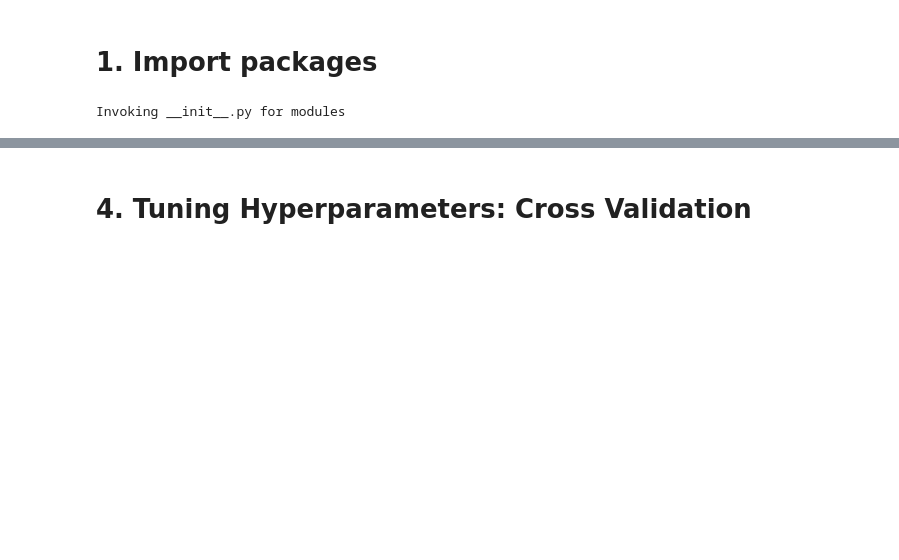
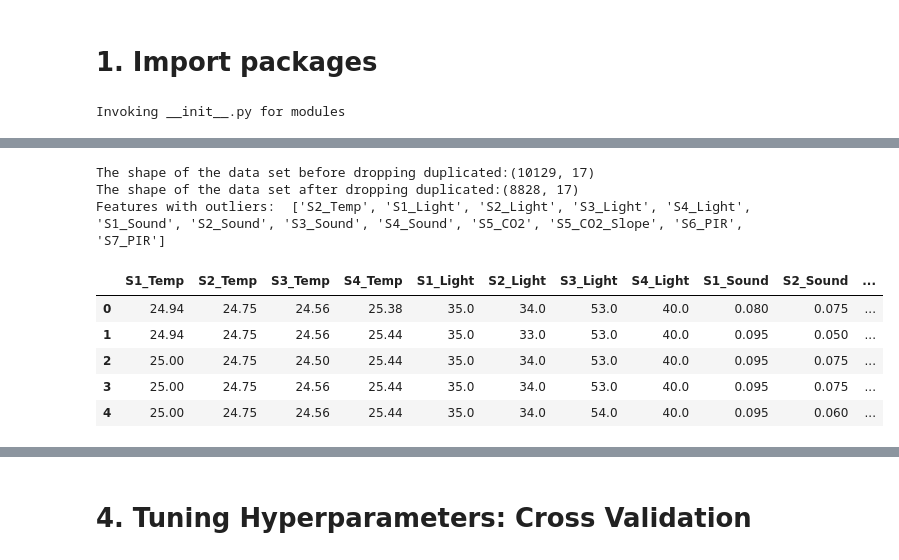
Before and after one commit to misanchz98/TFG-Project, a Jupyter notebook: benchmarking/benchmarking.ipynb, the cells around one changed output, grey strips where cells are left out. Cells and saved outputs as stored; diff of their text form; code cells hidden in the pictures; blank space fills up the shorter version.

```diff
--- a/benchmarking/benchmarking.ipynb
+++ b/benchmarking/benchmarking.ipynb
@@ -26,0 +50,12 @@ df.head()
+# %%
+df = preprocess.preprocess_room_occupancy_dataset(df)
+# %% [output]
+The shape of the data set before dropping duplicated:(10129, 17)
+The shape of the data set after dropping duplicated:(8828, 17)
+Features with outliers:  ['S2_Temp', 'S1_Light', 'S2_Light', 'S3_Light', 'S4_Light', 'S1_Sound', 'S2_Sound', 'S3_Sound', 'S4_Sound', 'S5_CO2', 'S5_CO2_Slope', 'S6_PIR', 'S7_PIR']
+|  | S1_Temp | S2_Temp | S3_Temp | S4_Temp | S1_Light | S2_Light | S3_Light | S4_Light | S1_Sound | S2_Sound | ... |
+| 0 | 24.94 | 24.75 | 24.56 | 25.38 | 35.0 | 34.0 | 53.0 | 40.0 | 0.080 | 0.075 | ... |
+| 1 | 24.94 | 24.75 | 24.56 | 25.44 | 35.0 | 33.0 | 53.0 | 40.0 | 0.095 | 0.050 | ... |
+| 2 | 25.00 | 24.75 | 24.50 | 25.44 | 35.0 | 34.0 | 53.0 | 40.0 | 0.095 | 0.075 | ... |
+| 3 | 25.00 | 24.75 | 24.56 | 25.44 | 35.0 | 34.0 | 53.0 | 40.0 | 0.095 | 0.075 | ... |
+| 4 | 25.00 | 24.75 | 24.56 | 25.44 | 35.0 | 34.0 | 54.0 | 40.0 | 0.095 | 0.060 | ... |
```
Also changed, not shown: parts of 17 cells of this notebook, 5 other files.
